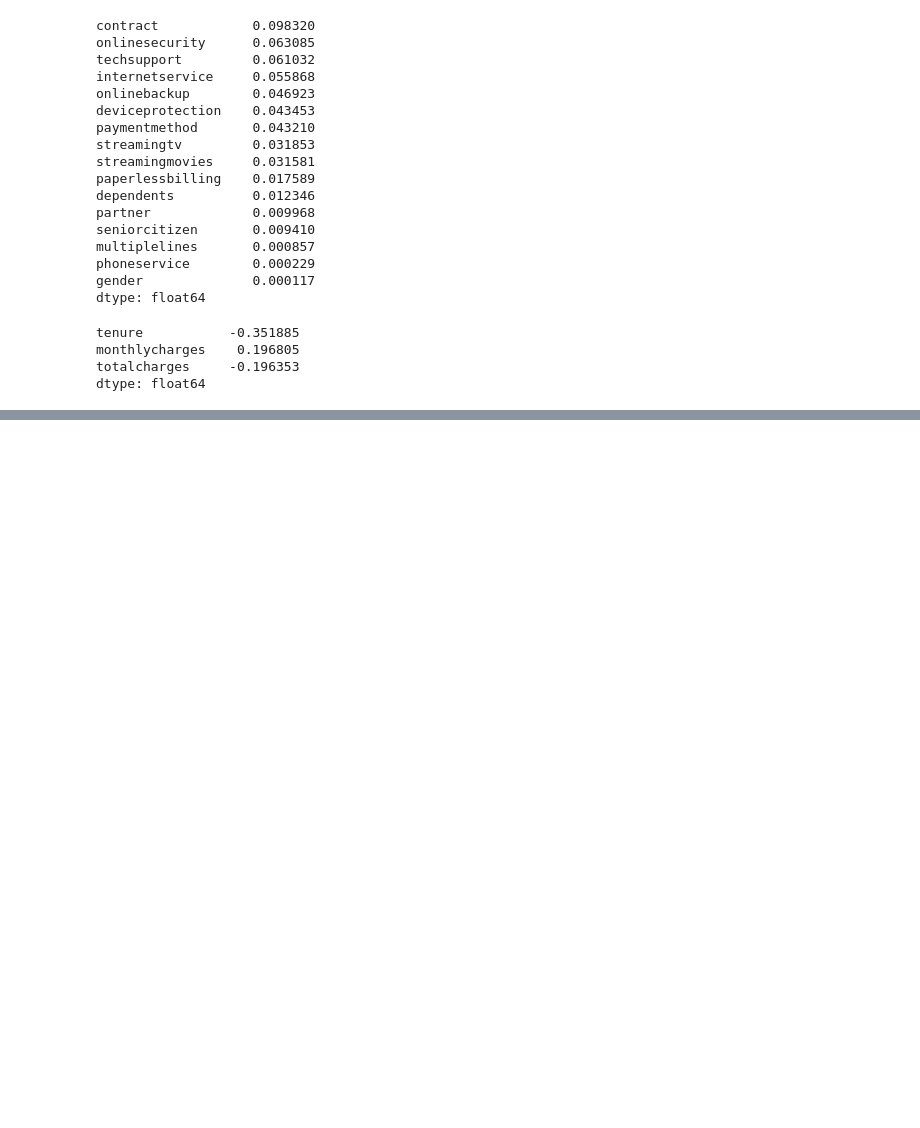
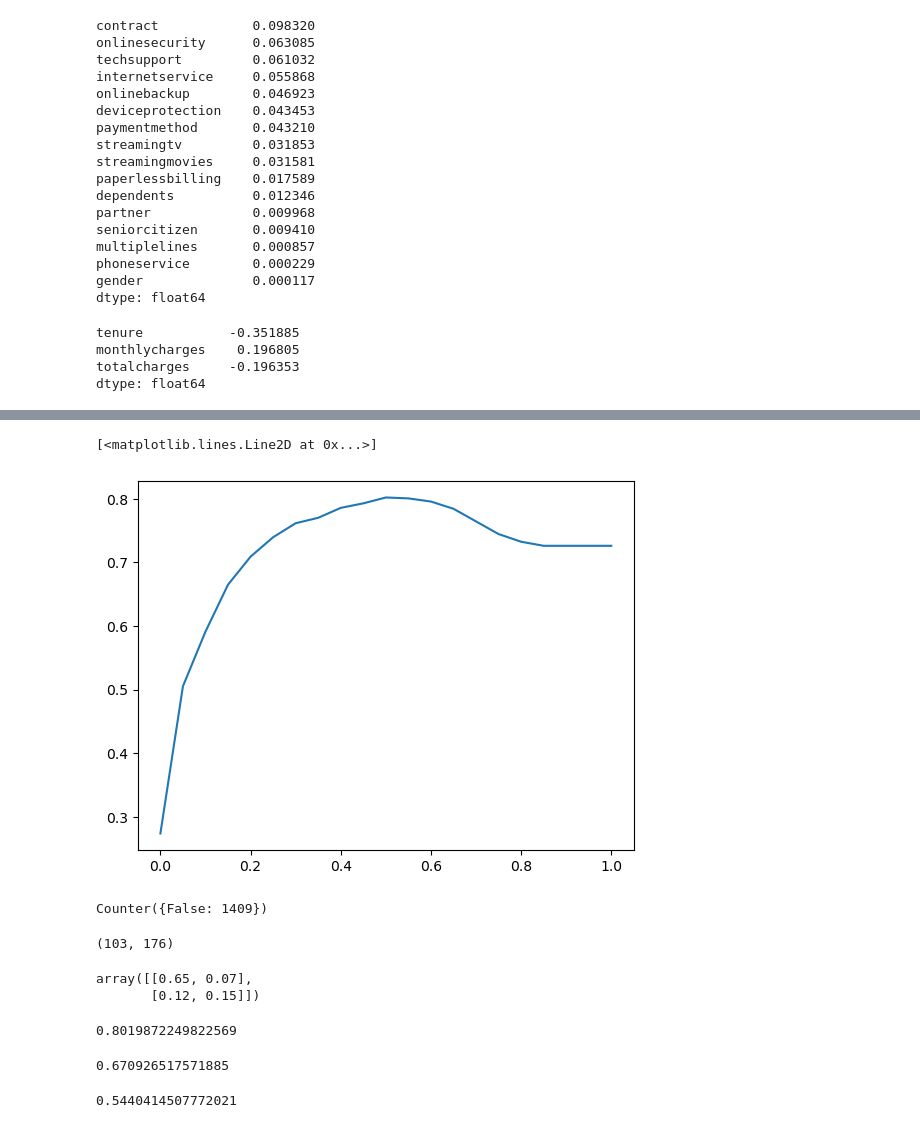
Before and after one commit to codeWhizperer/Machine-Learning-zoomcamp, a Jupyter notebook: 03-intro/week-3/classification.ipynb, the cells around one changed output, grey strips where cells are left out. Cells and saved outputs as stored; diff of their text form; code cells hidden in the pictures; blank space fills up the shorter version.

```diff
--- a/03-intro/week-3/classification.ipynb
+++ b/03-intro/week-3/classification.ipynb
@@ -419,0 +413,4 @@ NameError: name 'x_train' is not defined
+# %%
+y_pred = model.predict_proba(x_val)[:, 1]
+churn_decision = (y_pred >= 0.5)
+(y_val == churn_decision).mean()  # accuracy
@@ -419,0 +430,8 @@ NameError: name 'x_train' is not defined
+# %%
+# evaluate prediction for different thresholds i.e from 0 to 21
+thresholds = np.linspace(0, 1, 21)
+scores = []
+for t in thresholds:
+    score = accuracy_score(y_val, (y_pred >= t).astype(int))
+    print('%.2f %.3f' % (t, score))
+    scores.append(score)
@@ -419,0 +456,11 @@ NameError: name 'x_train' is not defined
+# %%
+plt.plot(thresholds, scores)
+# %% [output]
+[<matplotlib.lines.Line2D at 0x...>]
+[figure, added]
+# %%
+from collections import Counter
+
+Counter(y_pred >= 1.0)
+# %% [output]
+Counter({False: 1409})
@@ -419,0 +479,37 @@ NameError: name 'x_train' is not defined
+# %%
+fp = (predicted_positive & actual_negative).sum()
+fn = (predictive_negative & actual_positive).sum()
+fp, fn
+# %% [output]
+(103, 176)
+# %%
+confusion_matrix = np.array([[tn, fp], [fn, tp]])
+
+(confusion_matrix  / confusion_matrix.sum()).round(2)
+# %% [output]
+array([[0.65, 0.07],
+       [0.12, 0.15]])
+# %%
+(tp + tn) / (tp + tn + fp + fn)  # accuracy
+# %% [output]
+0.8019872249822569
+# %%
+# PRECISION
+
+# TELL USE THE FRACTION OF POSITIVE PREDICTIONS THAT ARE CORRECT
+
+p = tp / (tp + fp)
+
+
+p
+# %% [output]
+0.670926517571885
+# %%
+# RECALL
+# TELL US THE FRACTION OF ACTUAL POSITIVES THAT ARE CORRECTLY IDENTIFIED BY THE MODEL
+
+r = tp / (tp + fn)
+
+r
+# %% [output]
+0.5440414507772021
```
Also changed, not shown: parts of 38 cells of this notebook, 11 other files.
